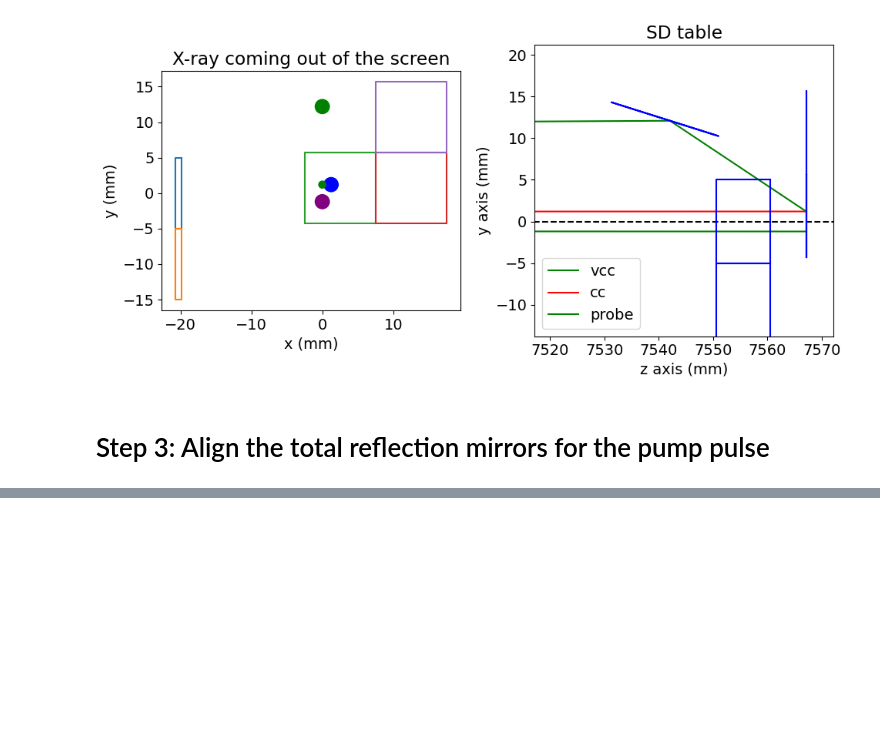
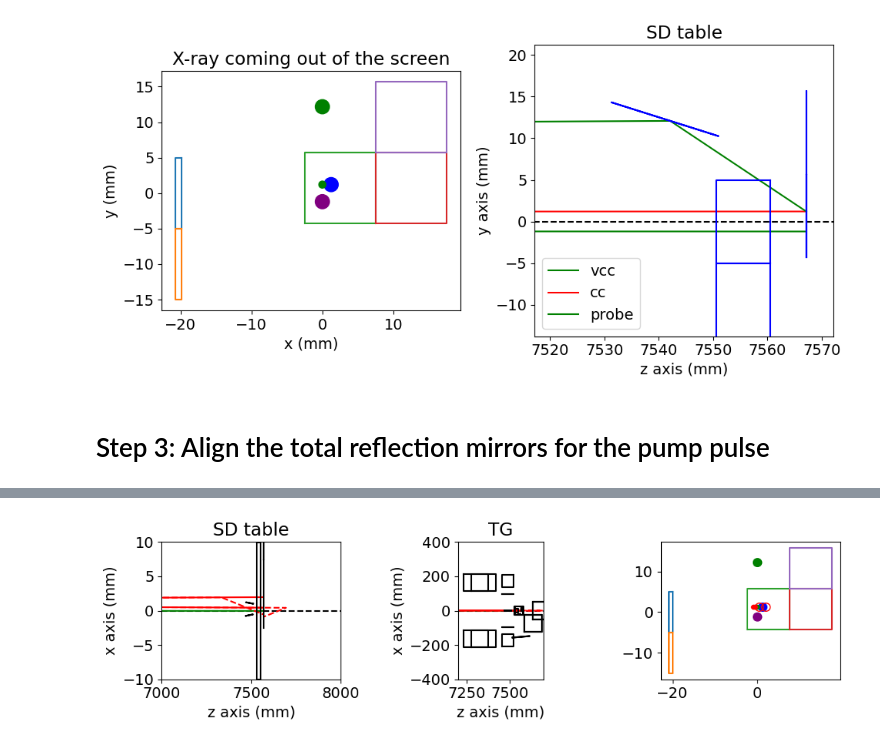
Before and after one commit to selene-bshe/XRaySimulation, a Jupyter notebook: Projects/L10237_and_AutoAlign/notebook_v2/motor_model_v3.ipynb, the cells around one changed output, grey strips where cells are left out. Cells and saved outputs as stored; diff of their text form; code cells hidden in the pictures; blank space fills up the shorter version.

```diff
--- a/Projects/L10237_and_AutoAlign/notebook_v2/motor_model_v3.ipynb
+++ b/Projects/L10237_and_AutoAlign/notebook_v2/motor_model_v3.ipynb
@@ -551,19 +472,0 @@ Motor moved from 1.63904 to 1.63948 degree
-# %%
-fig, ax = plt.subplots(ncols=2, nrows=1)
-fig.set_figheight(5)
-fig.set_figwidth(10)
-
-for item in exp.si.all_optics:
-    ax[0].plot(item.boundary[:, 2] / 1000, item.boundary[:, 0] / 1000, c='black')
-ax[0].set_xlabel("z mm")
-ax[0].set_ylabel("y mm")
-
-ax[1].plot(np.rad2deg(angles1 - angle_adjust) * 1000, np.square(np.abs(reflect_sigma1)), c='red', label='sigma')
-ax[1].plot(np.rad2deg(angles1 - angle_adjust) * 1000, np.square(np.abs(reflect_pi1)), c='blue', label='pi')
-ax[1].set_xlim([-10,10])
-ax[1].set_xlabel("angle (mdeg)")
-ax[1].set_ylabel("R")
-ax[1].legend()
-
-plt.tight_layout()
-plt.show()
@@ -649,3 +473,70 @@ pump_path4 = exp.get_raytracing_trajectory(path="mono SD tgb m2b yag")
+# %%
+fig, axes = plt.subplots(ncols=3, nrows=1)
+
+fig.set_figheight(3)
+fig.set_figwidth(10)
+
+axes[0].plot(np.arange(-50, 10000), np.zeros(10050), c='k', linestyle='--')
+axes[0].plot(probe_traj[:,2] / 1e3, probe_traj[:,1] / 1e3, 'g', label='probe')
+axes[0].plot(pump_a_no_mirror_traj[:,2] / 1e3, pump_a_no_mirror_traj[:,1] / 1e3, color='r', label='pump a no mirror')
+axes[0].plot(pump_a_traj[:,2] / 1e3, pump_a_traj[:,1] / 1e3, linestyle='--', color='red', label='pump a')
+axes[0].plot(pump_b_no_mirror_traj[:,2] / 1e3, pump_b_no_mirror_traj[:,1] / 1e3, color='r', label='pump b no mirror')
+axes[0].plot(pump_b_traj[:,2] / 1e3, pump_b_traj[:,1] / 1e3, linestyle='--', color='red', label='pump b')
+#exp.plot_motors(ax=axes[0])
+exp.plot_optics(ax=axes[0])
+
+axes[0].set_ylim([-10, 10])
+axes[0].set_xlim([7000, 8000])
+axes[0].set_xlabel("z axis (mm)")
+axes[0].set_ylabel("x axis (mm)")
+axes[0].set_title('SD table')
+
+
+axes[1].plot(np.arange(-50, 10000), np.zeros(10050), c='k', linestyle='--')
+axes[1].plot(probe_traj[:,2] / 1e3, probe_traj[:,1] / 1e3, 'g', label='probe')
+axes[1].plot(pump_a_no_mirror_traj[:,2] / 1e3, pump_a_no_mirror_traj[:,1] / 1e3, color='r', label='pump a no mirror')
+axes[1].plot(pump_a_traj[:,2] / 1e3, pump_a_traj[:,1] / 1e3, linestyle='--', color='red', label='pump a')
+axes[1].plot(pump_b_no_mirror_traj[:,2] / 1e3, pump_b_no_mirror_traj[:,1] / 1e3, color='r', label='pump b no mirror')
+axes[1].plot(pump_b_traj[:,2] / 1e3, pump_b_traj[:,1] / 1e3, linestyle='--', color='red', label='pump b')
+exp.plot_motors(ax=axes[1])
+exp.plot_optics(ax=axes[1])
+
+axes[1].set_aspect("equal")
+axes[1].set_ylim([-400, 400])
+axes[1].set_xlim([7200, 7700])
+axes[1].set_xlabel("z axis (mm)")
+axes[1].set_ylabel("x axis (mm)")
+axes[1].set_title('TG')
+
+
+for item in exp.sample.all_optics:
+    axes[2].plot(item.boundary[:,1]/1000, item.boundary[:,0]/1000,)
+cc_spot = patches.Circle((cc_traj[-1][1] / 1e3, cc_traj[-1][0]/1e3), radius=1, color='blue')
+vcc_spot = patches.Circle((vcc_traj[-1][1]/1e3, vcc_traj[-1][0]/1e3), radius=1, color='purple')
+probe_m1_spot = patches.Circle((probe_m1_traj[-1][1]/1e3, probe_m1_traj[-1][0]/1e3), radius=1, color='green')
+probe_traj_spot = patches.Circle((probe_traj[-1][1]/1e3, probe_traj[-1][0]/1e3), radius=0.5, color='green')
+pump_a_spot1 = patches.Circle((pump_a_no_mirror_traj[-1][1]/1e3, pump_a_no_mirror_traj[-1][0]/1e3),
+                              radius=1, fill=False, edgecolor='red')
+pump_a_spot2 = patches.Circle((pump_a_traj[-1][1]/1e3, pump_a_traj[-1][0]/1e3),
+                              radius=0.5, facecolor='red', edgecolor='red')
+pump_b_spot1 = patches.Circle((pump_b_no_mirror_traj[-1][1]/1e3, pump_b_no_mirror_traj[-1][0]/1e3),
+                              radius=1, fill=False, edgecolor='red')
+pump_b_spot2 = patches.Circle((pump_b_traj[-1][1]/1e3, pump_b_traj[-1][0]/1e3),
+                              radius=0.5, facecolor='red', edgecolor='red')
+axes[2].add_patch(cc_spot)
+axes[2].add_patch(vcc_spot)
+axes[2].add_patch(probe_m1_spot)
+axes[2].add_patch(probe_traj_spot)
+axes[2].add_patch(pump_a_spot1)
+axes[2].add_patch(pump_a_spot2)
+axes[2].add_patch(pump_b_spot1)
+axes[2].add_patch(pump_b_spot2)
+#axes[2].legend(loc=(0,-1.1))
+
+plt.tight_layout()
+plt.show()
+# %% [output]
+[figure, added]
 # %%
 print("Get trajectory a")
 _ = exp.m2a.x_umvr(100)
```
Also changed, not shown: parts of 41 cells of this notebook, 1 other file.
